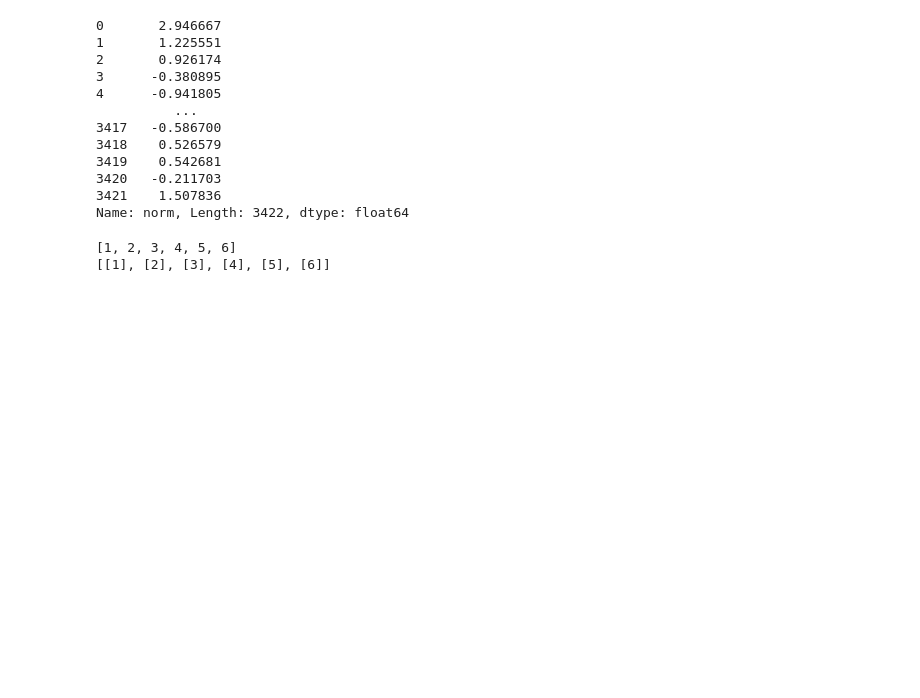
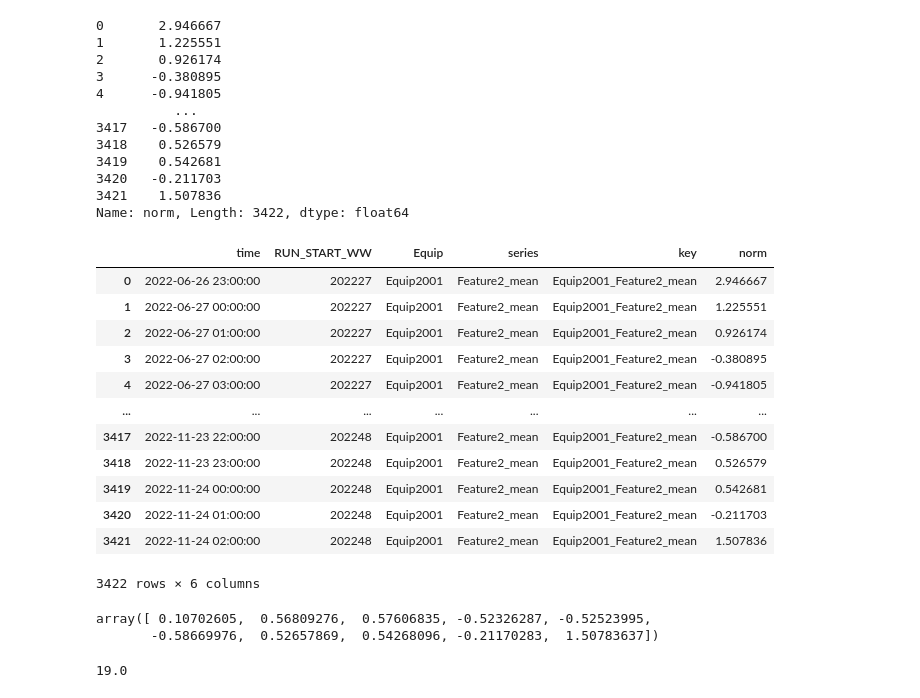
Before and after one commit to alextabac/TSAD_project, a Jupyter notebook: TSAD_DAMP_variants.ipynb, the cells around one changed output. Saved outputs shown, nothing was run; the diff lists cells and outputs as text; code cells hidden in the pictures; blank space fills up the shorter version.

```diff
--- a/TSAD_DAMP_variants.ipynb
+++ b/TSAD_DAMP_variants.ipynb
@@ -21,5 +22,5 @@ os.getcwd()
 # %%
-data_path = "sensors_data"
+data_path = "..\\..\\sensors_data"
 data_folder = os.path.join(os.getcwd(), data_path)
 files1 = os.listdir(data_folder)
 files2 = [os.path.join(data_folder, f) for f in files1 if f.endswith("_trim.tab")]
@@ -239,18 +240,3 @@ data_obj.dfs[5]['norm']
 3420   -0.211703
 3421    1.507836
 Name: norm, Length: 3422, dtype: float64
-# %%
-a = [1,2,3,4,5,6]
-r = []
-def recur_split(a, r):
-    if len(a) > 1:
-        recur_split(a[:1], r)
-        recur_split(a[1:], r)
-    if len(a) == 1:
-        r.append(a)
-print(a)
-recur_split(a, r)
-print(r)
-# %% [output]
-[1, 2, 3, 4, 5, 6]
-[[1], [2], [3], [4], [5], [6]]
@@ -256,0 +245,16 @@ print(r)
+# %%
+data_obj.dfs[5]
+# %% [output]
+|  | time | RUN_START_WW | Equip | series | key | norm |
+| 0 | 2022-06-26 23:00:00 | 202227 | Equip2001 | Feature2_mean | Equip2001_Feature2_mean | 2.946667 |
+| 1 | 2022-06-27 00:00:00 | 202227 | Equip2001 | Feature2_mean | Equip2001_Feature2_mean | 1.225551 |
+| 2 | 2022-06-27 01:00:00 | 202227 | Equip2001 | Feature2_mean | Equip2001_Feature2_mean | 0.926174 |
+| 3 | 2022-06-27 02:00:00 | 202227 | Equip2001 | Feature2_mean | Equip2001_Feature2_mean | -0.380895 |
+| 4 | 2022-06-27 03:00:00 | 202227 | Equip2001 | Feature2_mean | Equip2001_Feature2_mean | -0.941805 |
+| ... | ... | ... | ... | ... | ... | ... |
+| 3417 | 2022-11-23 22:00:00 | 202248 | Equip2001 | Feature2_mean | Equip2001_Feature2_mean | -0.586700 |
+| 3418 | 2022-11-23 23:00:00 | 202248 | Equip2001 | Feature2_mean | Equip2001_Feature2_mean | 0.526579 |
+| 3419 | 2022-11-24 00:00:00 | 202248 | Equip2001 | Feature2_mean | Equip2001_Feature2_mean | 0.542681 |
+| 3420 | 2022-11-24 01:00:00 | 202248 | Equip2001 | Feature2_mean | Equip2001_Feature2_mean | -0.211703 |
+| 3421 | 2022-11-24 02:00:00 | 202248 | Equip2001 | Feature2_mean | Equip2001_Feature2_mean | 1.507836 |
+3422 rows × 6 columns
@@ -256,0 +266,9 @@ print(r)
+# %%
+Q
+# %% [output]
+array([ 0.10702605,  0.56809276,  0.57606835, -0.52326287, -0.52523995,
+       -0.58669976,  0.52657869,  0.54268096, -0.21170283,  1.50783637])
+# %%
+mass.get_batch_size(8, 20)
+# %% [output]
+19.0
```
Also changed, not shown: parts of 7 cells of this notebook, 1 other file.
